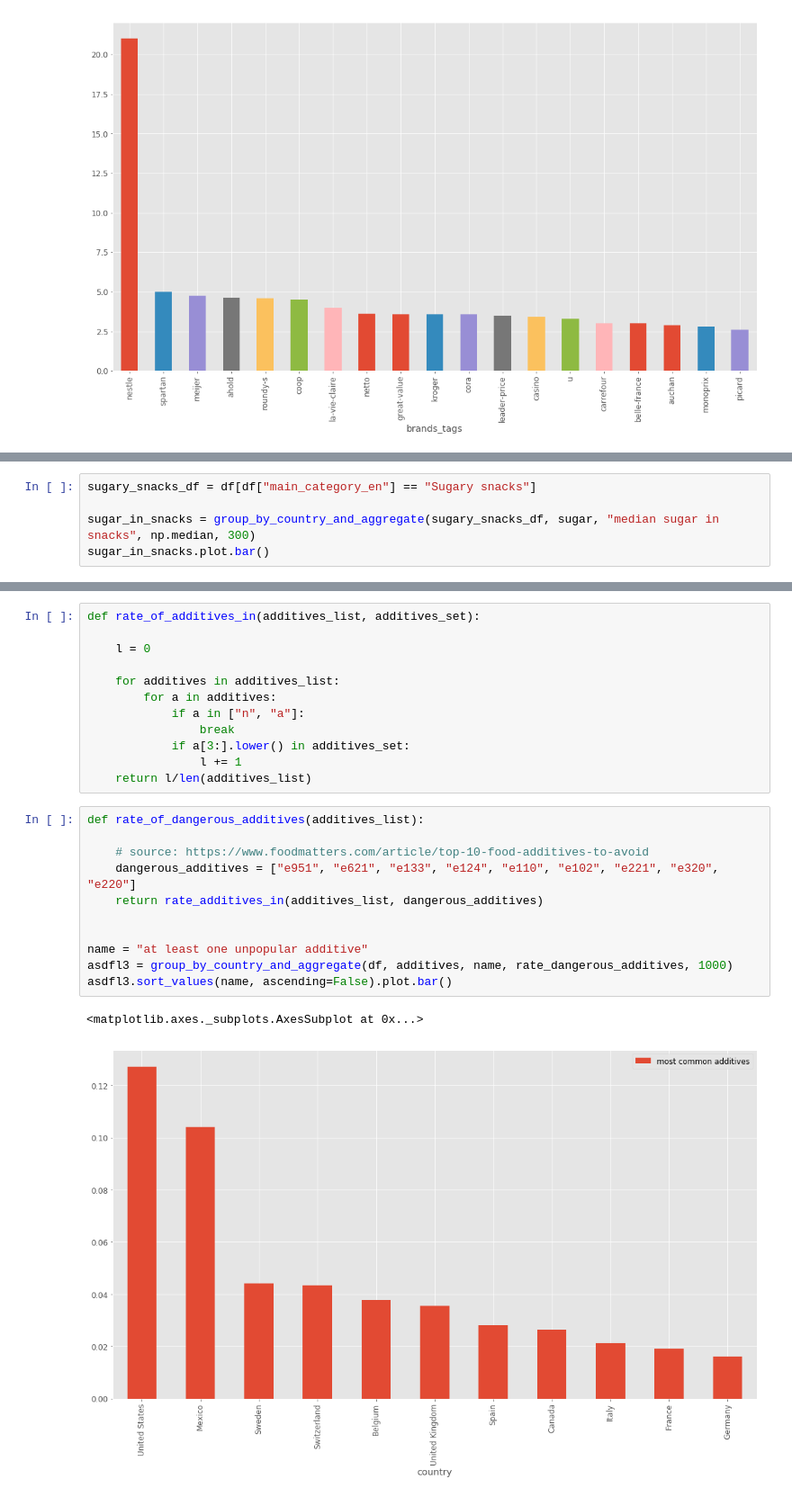
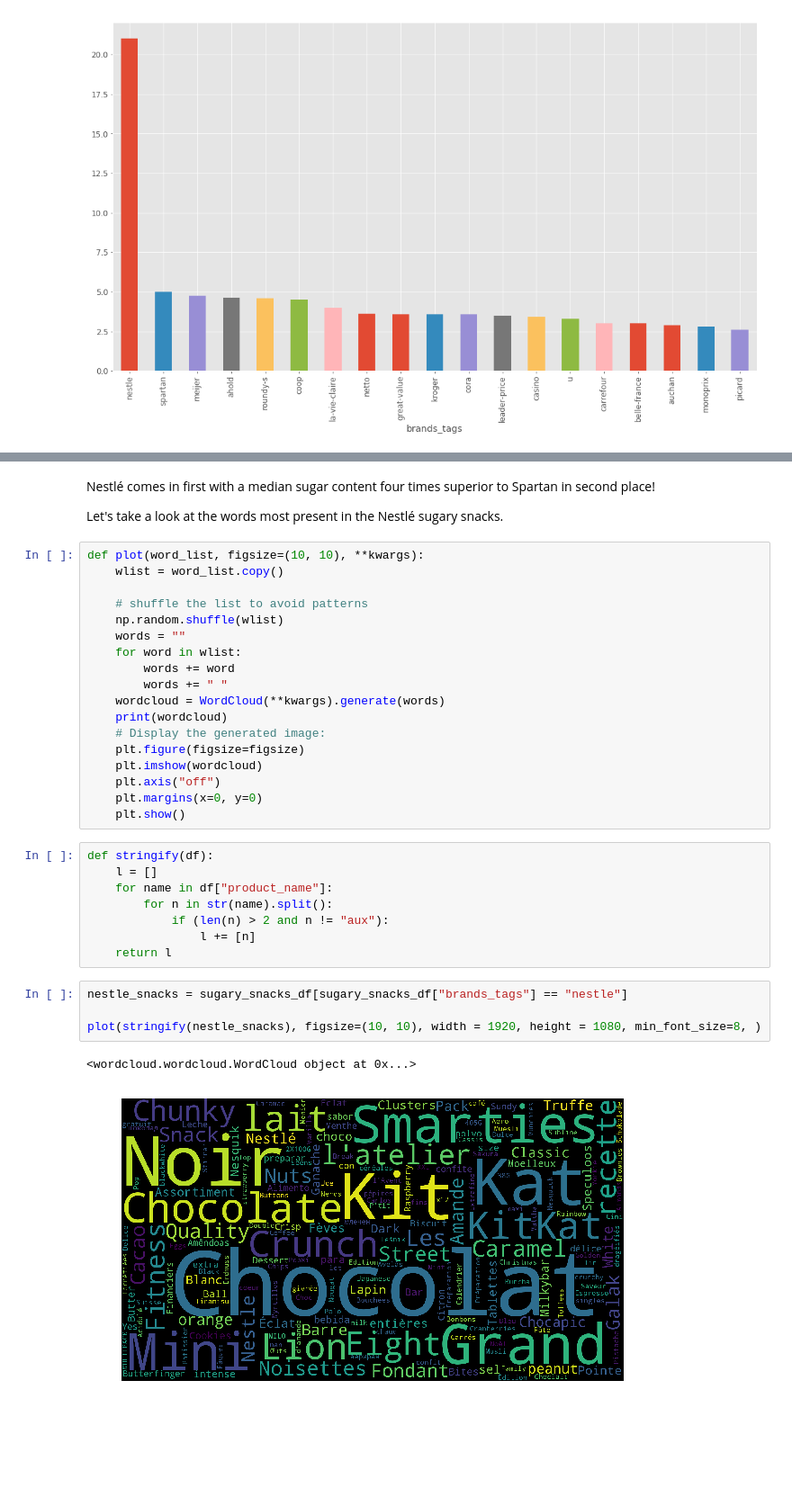
Before and after one commit to lbasseto/meyran-open-food-facts, a Jupyter notebook: Data PreProcessing.ipynb, the cells around one changed output, grey strips where cells are left out. Shown at 90% size. Drawn from its saved outputs; the diff is of its cells as text; blank space fills up the shorter version.

```diff
--- a/Data PreProcessing.ipynb
+++ b/Data PreProcessing.ipynb
@@ -689,5 +738,0 @@ sugar_in_beverages.plot.barh()
-# %%
-sugary_snacks_df = df[df["main_category_en"] == "Sugary snacks"]
-
-sugar_in_snacks = group_by_country_and_aggregate(sugary_snacks_df, sugar, "median sugar in snacks", np.median, 300)
-sugar_in_snacks.plot.bar()
@@ -941,26 +739,37 @@ ValueError: Can only compare identically-labeled Series objects
-# %%
-def rate_of_additives_in(additives_list, additives_set):
-
-    l = 0
-
-    for additives in additives_list:
-        for a in additives:
-            if a in ["n", "a"]:
-                break
-            if a[3:].lower() in additives_set:
-                l += 1
-    return l/len(additives_list)
-# %%
-def rate_of_dangerous_additives(additives_list):
-
-    # source: https://www.foodmatters.com/article/top-10-food-additives-to-avoid
-    dangerous_additives = ["e951", "e621", "e133", "e124", "e110", "e102", "e221", "e320", "e220"]
-    return rate_additives_in(additives_list, dangerous_additives)
-
-
-name = "at least one unpopular additive"
-asdfl3 = group_by_country_and_aggregate(df, additives, name, rate_dangerous_additives, 1000)
-asdfl3.sort_values(name, ascending=False).plot.bar()
-# %% [output]
-<matplotlib.axes._subplots.AxesSubplot at 0x...>
-[figure, removed]
+# %% [markdown]
+Nestlé comes in first with a median sugar content four times superior to Spartan in second place!
+
+Let's take a look at the words most present in the Nestlé sugary snacks.
+# %%
+def plot(word_list, figsize=(10, 10), **kwargs):
+    wlist = word_list.copy()
+
+    # shuffle the list to avoid patterns
+    np.random.shuffle(wlist)
+    words = ""
+    for word in wlist:
+        words += word
+        words += " "
+    wordcloud = WordCloud(**kwargs).generate(words)
+    print(wordcloud)
+    # Display the generated image:
+    plt.figure(figsize=figsize)
+    plt.imshow(wordcloud)
+    plt.axis("off")
+    plt.margins(x=0, y=0)
+    plt.show()
+# %%
+def stringify(df):
+    l = []
+    for name in df["product_name"]:
+        for n in str(name).split():
+            if (len(n) > 2 and n != "aux"):
+                l += [n]
+    return l
+# %%
+nestle_snacks = sugary_snacks_df[sugary_snacks_df["brands_tags"] == "nestle"]
+
+plot(stringify(nestle_snacks), figsize=(10, 10), width = 1920, height = 1080, min_font_size=8, )
+# %% [output]
+<wordcloud.wordcloud.WordCloud object at 0x...>
+[figure, added]
```
Also changed, not shown: parts of 52 cells of this notebook.
